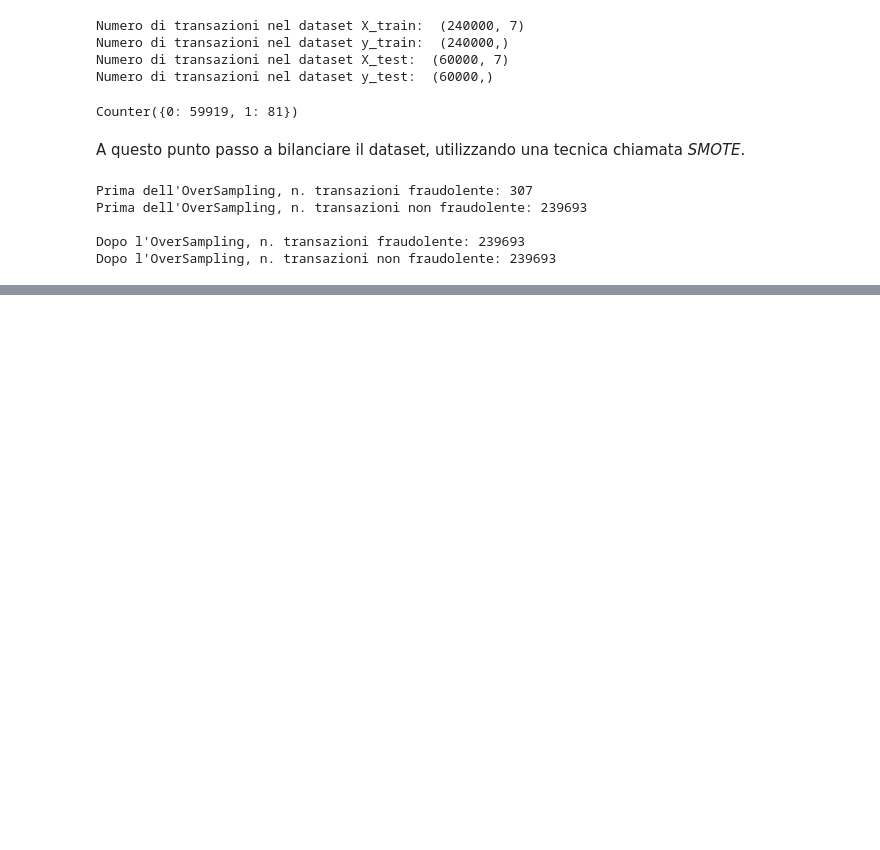
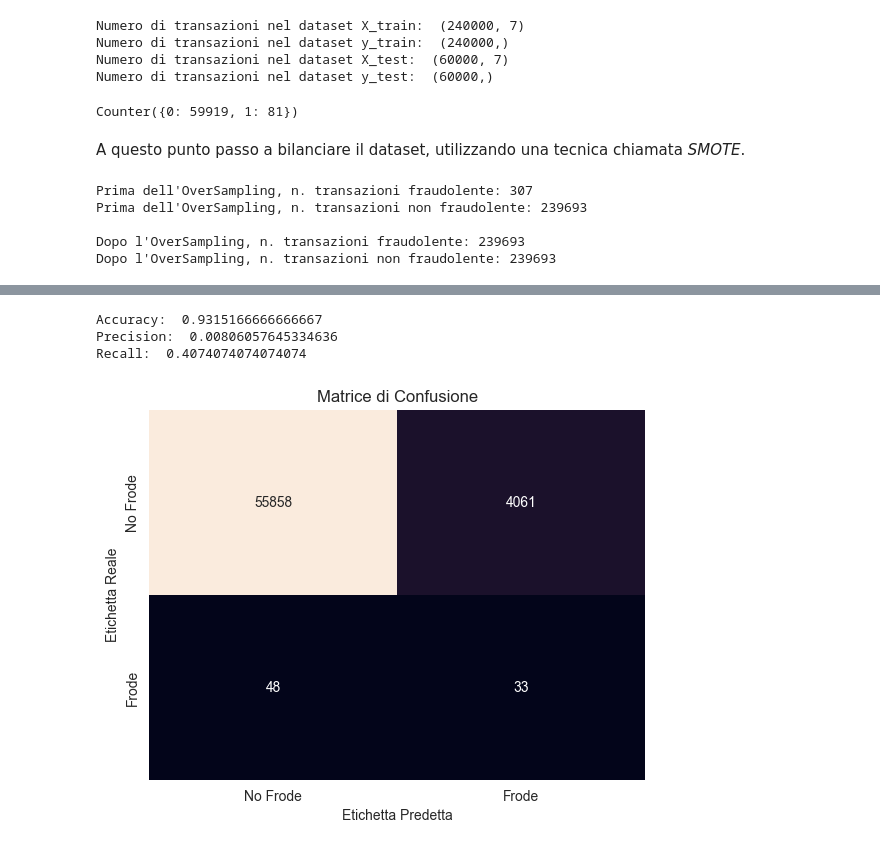
Before and after one commit to marcosantoriello/CCFDetector, a Jupyter notebook: CreditCardFraudDetector.ipynb, the cells around one changed output, grey strips where cells are left out. Drawn from its saved outputs; the diff is of its cells as text; code cells hidden in the pictures; blank space fills up the shorter version.

```diff
--- a/CreditCardFraudDetector.ipynb
+++ b/CreditCardFraudDetector.ipynb
@@ -449,10 +447,10 @@ print("Prima dell'OverSampling, n. transazioni fraudolente: {}".format(sum(y_tra
 print("Prima dell'OverSampling, n. transazioni non fraudolente: {} \n".format(sum(y_train==0)))
 
 sm = SMOTE(random_state=52)
-X_train_over, y_train_over = sm.fit_resample(X_train, y_train)
+X_train_smote, y_train_smote = sm.fit_resample(X_train, y_train)
 
-print("Dopo l'OverSampling, n. transazioni fraudolente: {}".format(sum(y_train_over==1)))
-print("Dopo l'OverSampling, n. transazioni non fraudolente: {}".format(sum(y_train_over==0)))
+print("Dopo l'OverSampling, n. transazioni fraudolente: {}".format(sum(y_train_smote==1)))
+print("Dopo l'OverSampling, n. transazioni non fraudolente: {}".format(sum(y_train_smote==0)))
 # %% [output]
 Prima dell'OverSampling, n. transazioni fraudolente: 307
 Prima dell'OverSampling, n. transazioni non fraudolente: 239693
@@ -461,0 +473,33 @@ Dopo l'OverSampling, n. transazioni non fraudolente: 239693
+# %%
+gnb = GaussianNB()
+mnb = MultinomialNB()
+bnb = BernoulliNB()
+# %%
+# Addestramento modello
+gnb.fit(X_train_smote,y_train_smote)
+
+# Predizione
+y_pred_gnb = gnb.predict(X_test)
+
+# Metriche di valutazione
+accuracyGNB = accuracy_score(y_test,y_pred_gnb)
+precisionGNB = precision_score(y_test,y_pred_gnb)
+recallGNB = recall_score(y_test, y_pred_gnb)
+
+print('Accuracy: ', accuracyGNB)
+print('Precision: ', precisionGNB)
+print('Recall: ' , recallGNB)
+
+# Confusion Matrix
+labels = ['No Frode', 'Frode']
+confusion_matrix_result = confusion_matrix(y_test, y_pred_gnb)
+sns.heatmap(confusion_matrix_result, annot=True, fmt='d', xticklabels=labels, yticklabels=labels, cbar=False)
+plt.title('Matrice di Confusione')
+plt.xlabel('Etichetta Predetta')
+plt.ylabel('Etichetta Reale')
+plt.show()
+# %% [output]
+Accuracy:  0.9315166666666667
+Precision:  0.00806057645334636
+Recall:  0.4074074074074074
+[figure, added]
```
Also changed, not shown: parts of 21 cells of this notebook.
